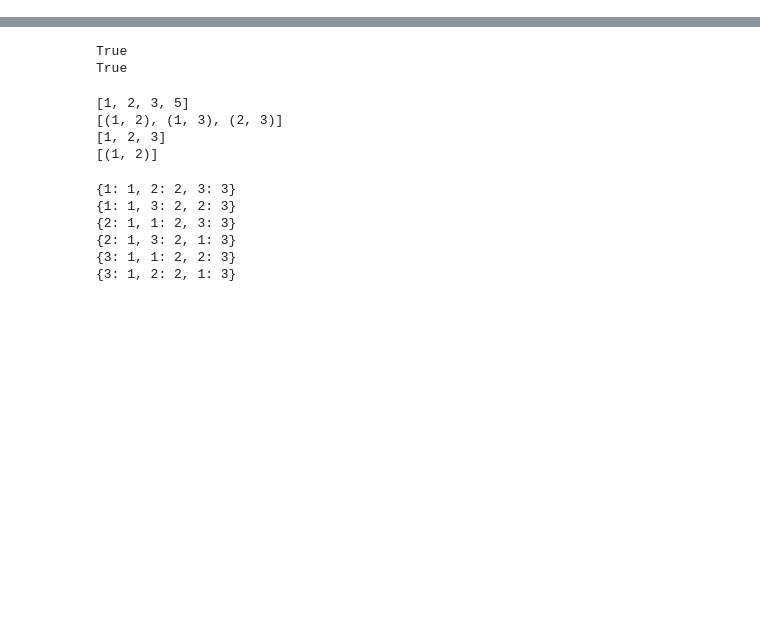
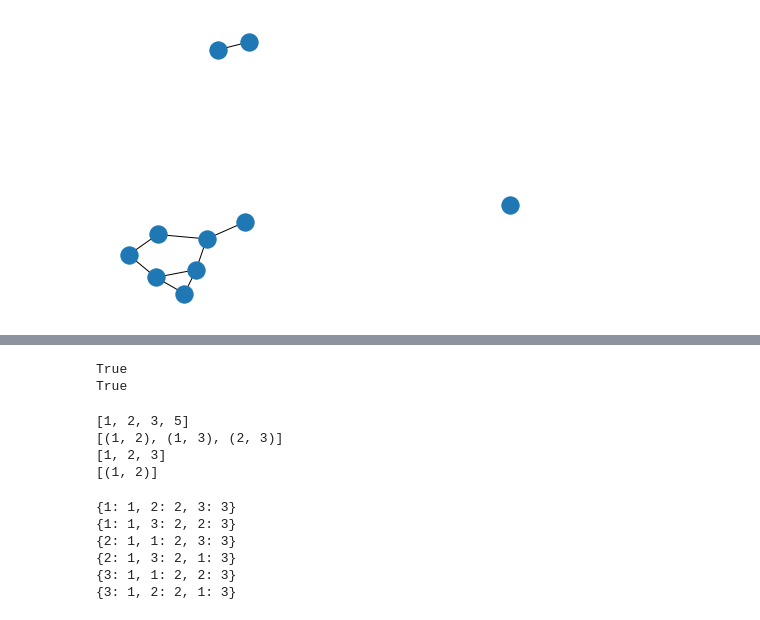
Before and after one commit to ks8/machine-learning-for-structure, a Jupyter notebook: mol-inverse-implementation.ipynb, the cells around one changed output, grey strips where cells are left out. Drawn from its saved outputs; the diff is of its cells as text; code cells hidden in the pictures; blank space fills up the shorter version.

```diff
--- a/mol-inverse-implementation.ipynb
+++ b/mol-inverse-implementation.ipynb
@@ -49,0 +26,3 @@ for root, subfolders, files in os.walk(full_dataset_name):
+# %%
+# Generate a training dataset of graphs with deleted edges and corresponding subisomorphism targets
+training_dataset_name = "training_graph_dataset"
@@ -49,0 +66,4 @@ for root, subfolders, files in os.walk(full_dataset_name):
+# %%
+nx.draw(partial_graph)
+# %% [output]
+[figure, added]
```
Also changed, not shown: parts of 8 cells of this notebook.
